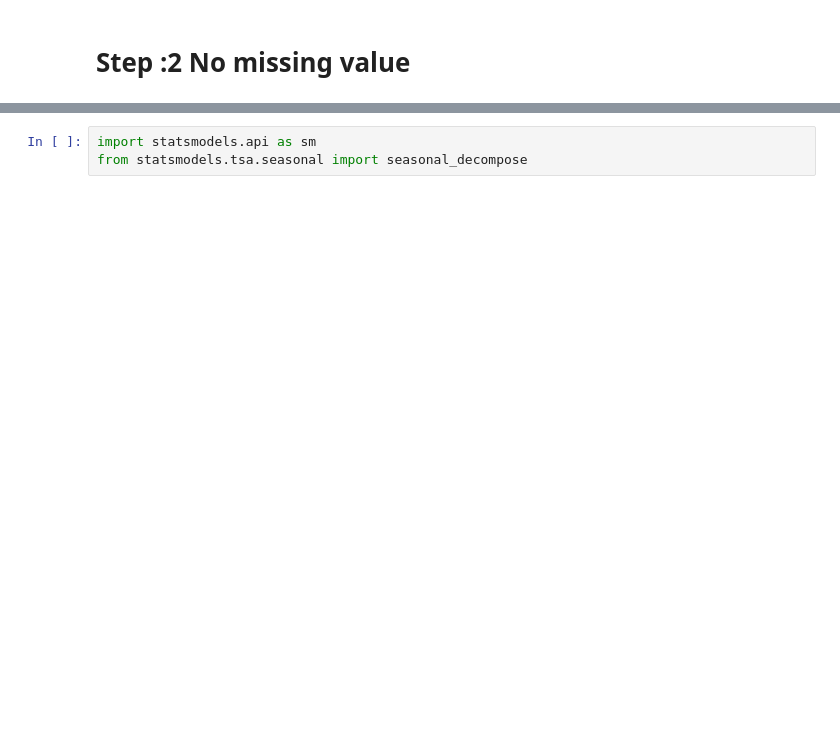
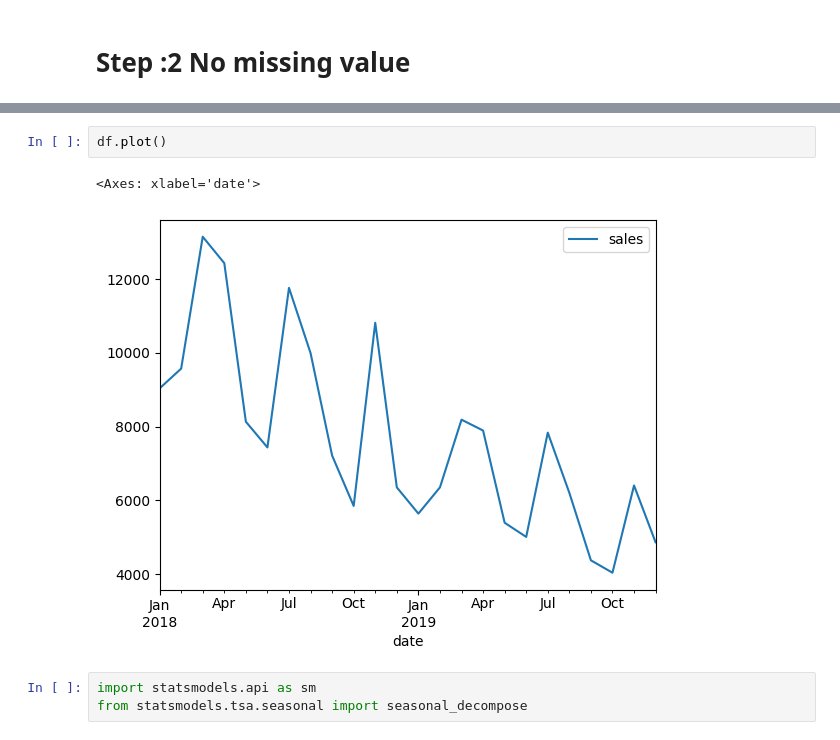
Before and after one commit to RMCV-Rajapaksha/AI-Sprint, a Jupyter notebook: Holt Winter/Holtwinter_TS.ipynb, the cells around one changed output, grey strips where cells are left out. Cells and saved outputs as stored; diff of their text form; blank space fills up the shorter version.

```diff
--- a/Holt Winter/Holtwinter_TS.ipynb
+++ b/Holt Winter/Holtwinter_TS.ipynb
@@ -77,3 +77,8 @@ for category in df.columns:
+# %%
+df.plot()
+# %% [output]
+<Axes: xlabel='date'>
+[figure, added]
 # %%
 import statsmodels.api as sm
 from statsmodels.tsa.seasonal import seasonal_decompose
```
Also changed, not shown: parts of 23 cells of this notebook, 14 other files.
